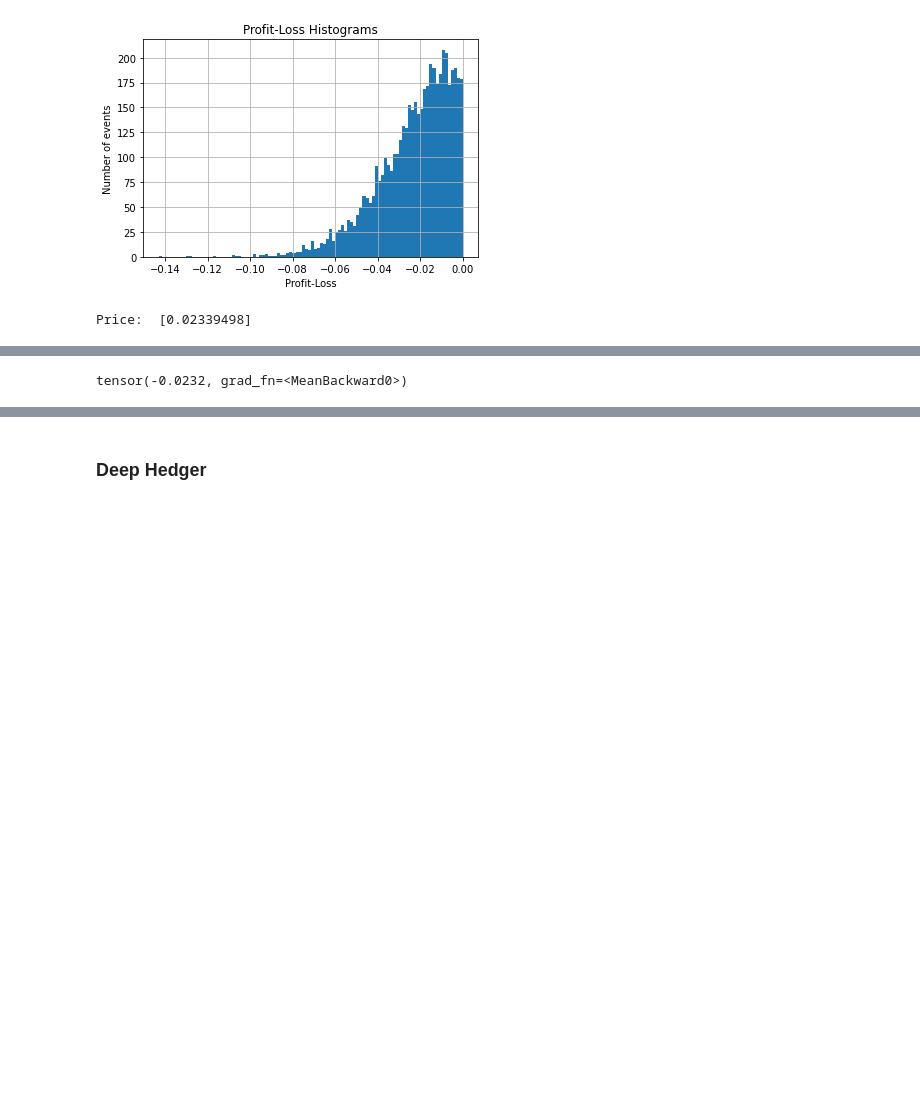
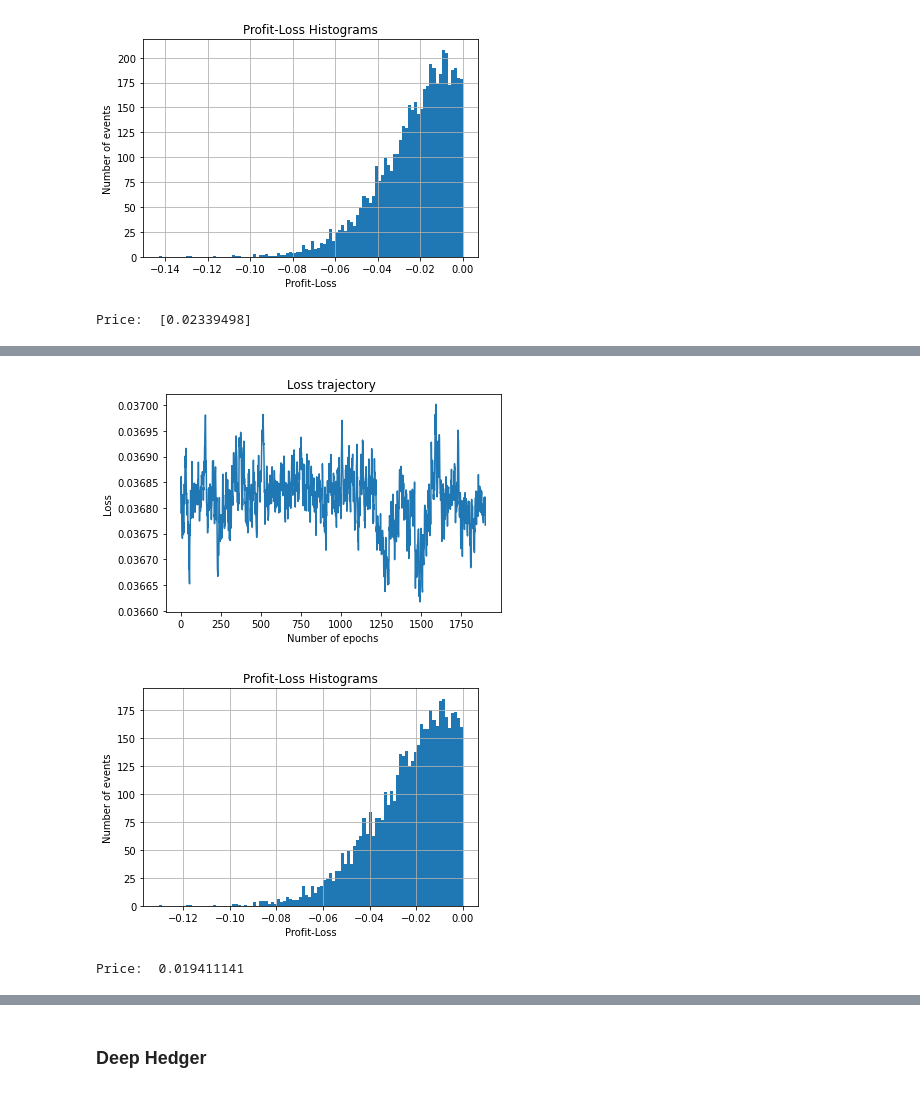
Before and after one commit to justinhou95/NeuralHedge, a Jupyter notebook: deephedge.ipynb, the cells around one changed output, grey strips where cells are left out. Drawn from its saved outputs; the diff is of its cells as text; code cells hidden in the pictures; blank space fills up the shorter version.

```diff
--- a/deephedge.ipynb
+++ b/deephedge.ipynb
@@ -123,4 +123,12 @@ Price:  -0.97677064
-# %%
-hedger.pnl.mean()
-# %% [output]
-tensor(-0.0232, grad_fn=<MeanBackward0>)
+# %%
+alpha = 0.5
+q = 1-alpha
+history = hedger.fit(dataset_market, criterion=loss.ExpectedShortfall(0.5))
+plot_history(history)
+pnl = hedger.compute_pnl(data_set).detach().numpy()
+plot_pnl(pnl)
+print('Price: ', hedger.pricer().detach().numpy())
+# %% [output]
+[figure, added]
+[figure, added]
+Price:  0.019411141
```
Also changed, not shown: parts of 5 cells of this notebook, 1 other file.
